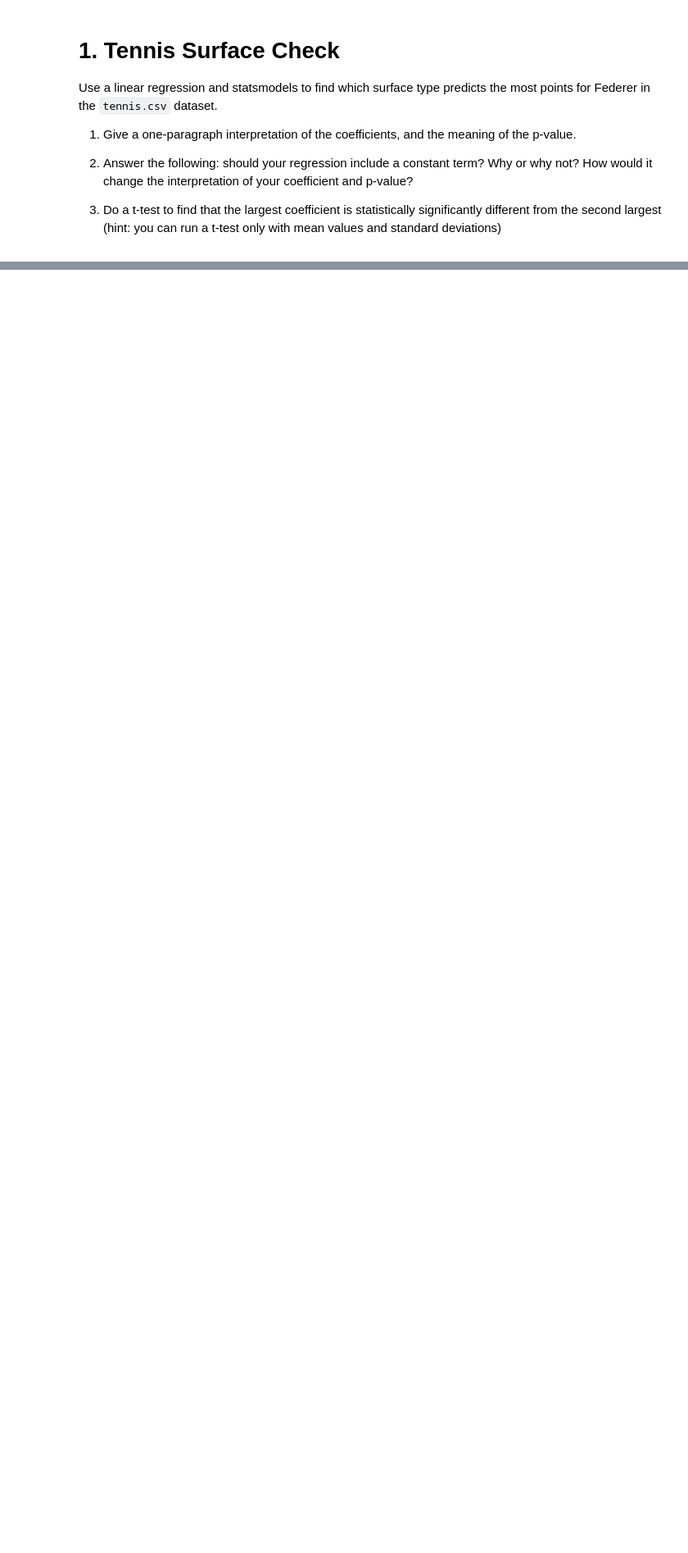
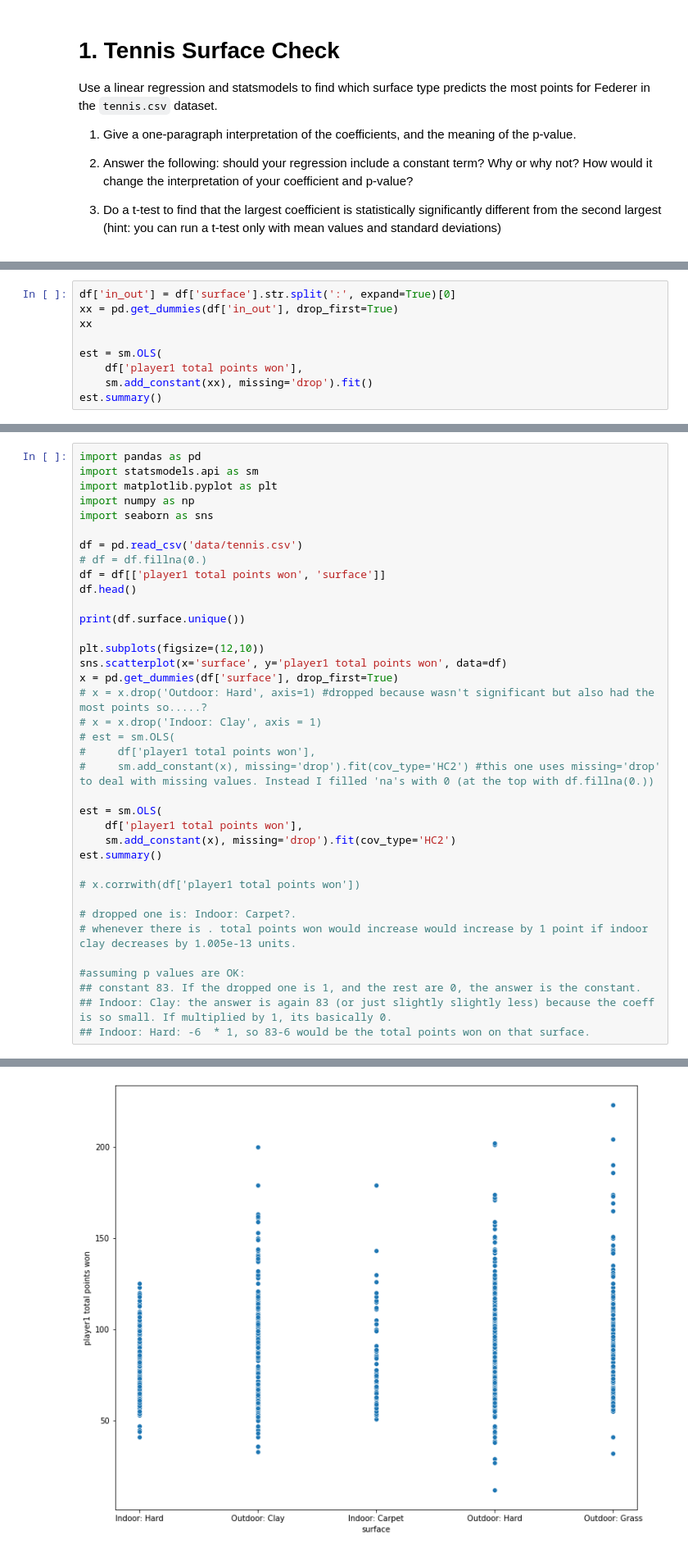
Before and after one commit to cb-ds-1/m3-3-engineering-regression, a Jupyter notebook: workshop.ipynb, the cells around one changed output, grey strips where cells are left out. Shown at 82% size. Drawn from its saved outputs; the diff is of its cells as text; blank space fills up the shorter version.

```diff
--- a/workshop.ipynb
+++ b/workshop.ipynb
@@ -10,0 +44,9 @@ Use a linear regression and statsmodels to find which surface type predicts the
+# %%
+df['in_out'] = df['surface'].str.split(':', expand=True)[0]
+xx = pd.get_dummies(df['in_out'], drop_first=True)
+xx
+
+est = sm.OLS(
+    df['player1 total points won'],
+    sm.add_constant(xx), missing='drop').fit()
+est.summary()
@@ -10,0 +73,38 @@ Use a linear regression and statsmodels to find which surface type predicts the
+# %%
+import pandas as pd
+import statsmodels.api as sm
+import matplotlib.pyplot as plt
+import numpy as np
+import seaborn as sns
+
+df = pd.read_csv('data/tennis.csv')
+# df = df.fillna(0.)
+df = df[['player1 total points won', 'surface']]
+df.head()
+
+print(df.surface.unique())
+
+plt.subplots(figsize=(12,10))
+sns.scatterplot(x='surface', y='player1 total points won', data=df)
+x = pd.get_dummies(df['surface'], drop_first=True)
+# x = x.drop('Outdoor: Hard', axis=1) #dropped because wasn't significant but also had the most points so.....?
+# x = x.drop('Indoor: Clay', axis = 1)
+# est = sm.OLS(
+#     df['player1 total points won'],
+#     sm.add_constant(x), missing='drop').fit(cov_type='HC2') #this one uses missing='drop' to deal with missing values. Instead I filled 'na's with 0 (at the top with df.fillna(0.))
+
+est = sm.OLS(
+    df['player1 total points won'],
+    sm.add_constant(x), missing='drop').fit(cov_type='HC2')
+est.summary()
+
+# x.corrwith(df['player1 total points won'])
+
+# dropped one is: Indoor: Carpet?.
+# whenever there is . total points won would increase would increase by 1 point if indoor clay decreases by 1.005e-13 units.
+
+#assuming p values are OK:
+## constant 83. If the dropped one is 1, and the rest are 0, the answer is the constant.
+## Indoor: Clay: the answer is again 83 (or just slightly slightly less) because the coeff is so small. If multiplied by 1, its basically 0.
+## Indoor: Hard: -6  * 1, so 83-6 would be the total points won on that surface.
+# %% [output]
@@ -10,0 +138 @@ Use a linear regression and statsmodels to find which surface type predicts the
+[figure, added]
```
Also changed, not shown: parts of 53 cells of this notebook.
